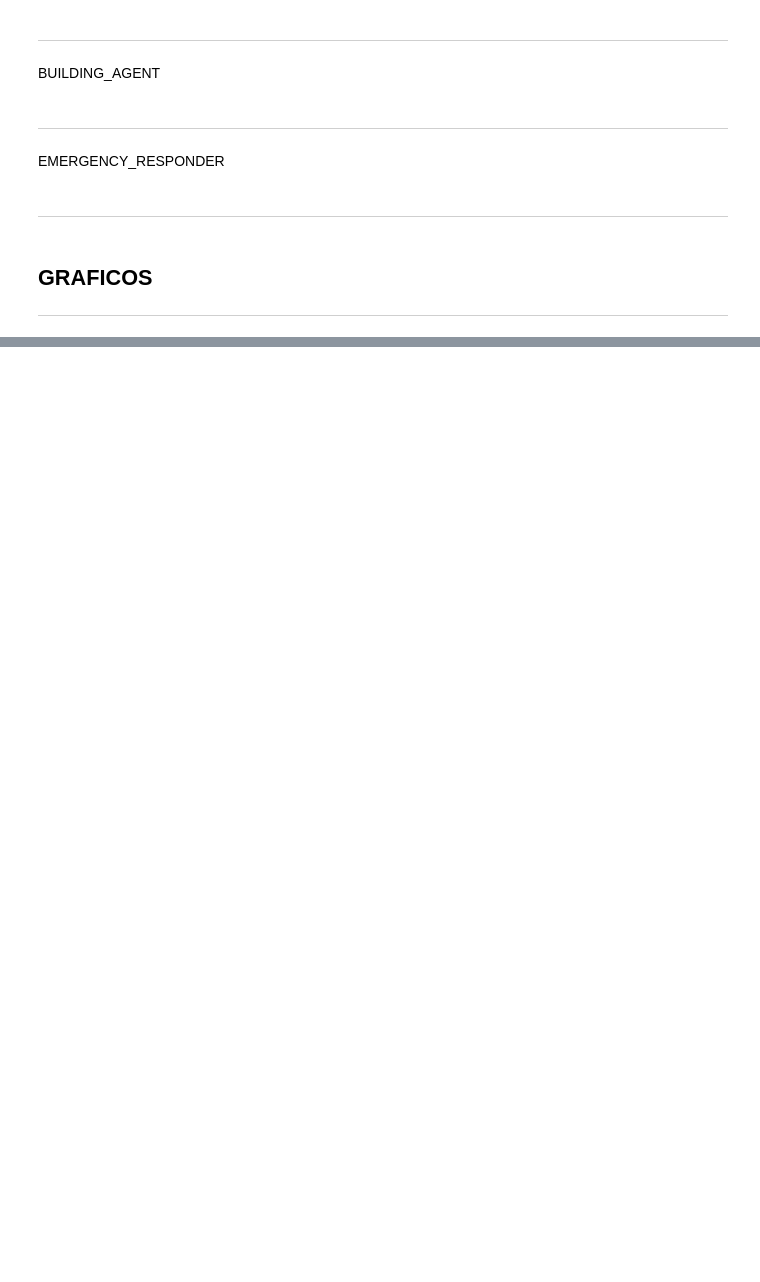
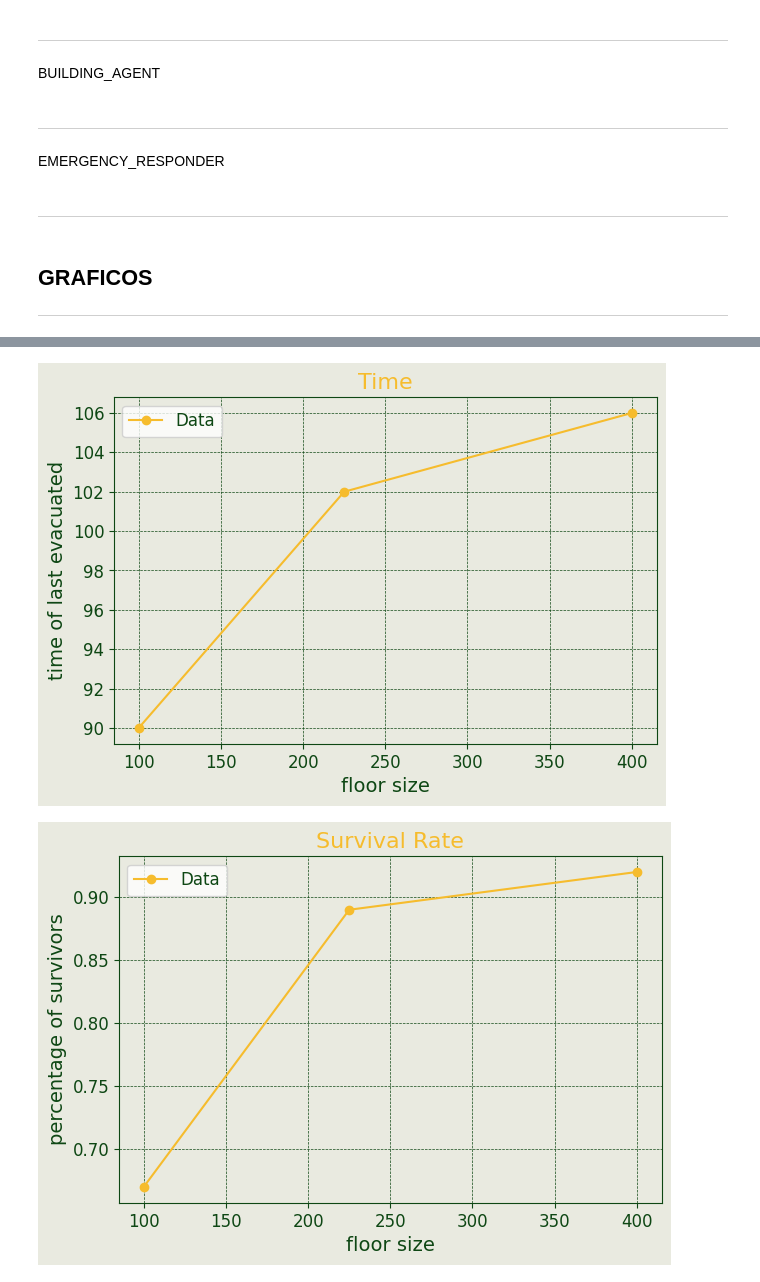
Before and after one commit to inesamorim/multi-agent-emergency-evacuation-system, a Jupyter notebook: lixo.ipynb, the cells around one changed output, grey strips where cells are left out. Saved outputs shown, nothing was run; the diff lists cells and outputs as text; code cells hidden in the pictures; blank space fills up the shorter version.

```diff
--- a/lixo.ipynb
+++ b/lixo.ipynb
@@ -284,0 +307,11 @@ plot_graph(x, y2,title="Death Rate", xlabel="total nº of occ", ylabel="percenta
+# %%
+x =  [10*10, 15*15, 20*20]
+y1 = [90, 102, 106] #Time
+y2 = [67/100, 89/100, 92/100]
+
+plot_graph(x, y1,title="Time", xlabel="floor size", ylabel="time of last evacuated")
+
+plot_graph(x, y2,title="Survival Rate", xlabel="floor size", ylabel="percentage of survivors")
+# %% [output]
+[figure, added]
+[figure, added]
```
Also changed, not shown: parts of 6 cells of this notebook.
